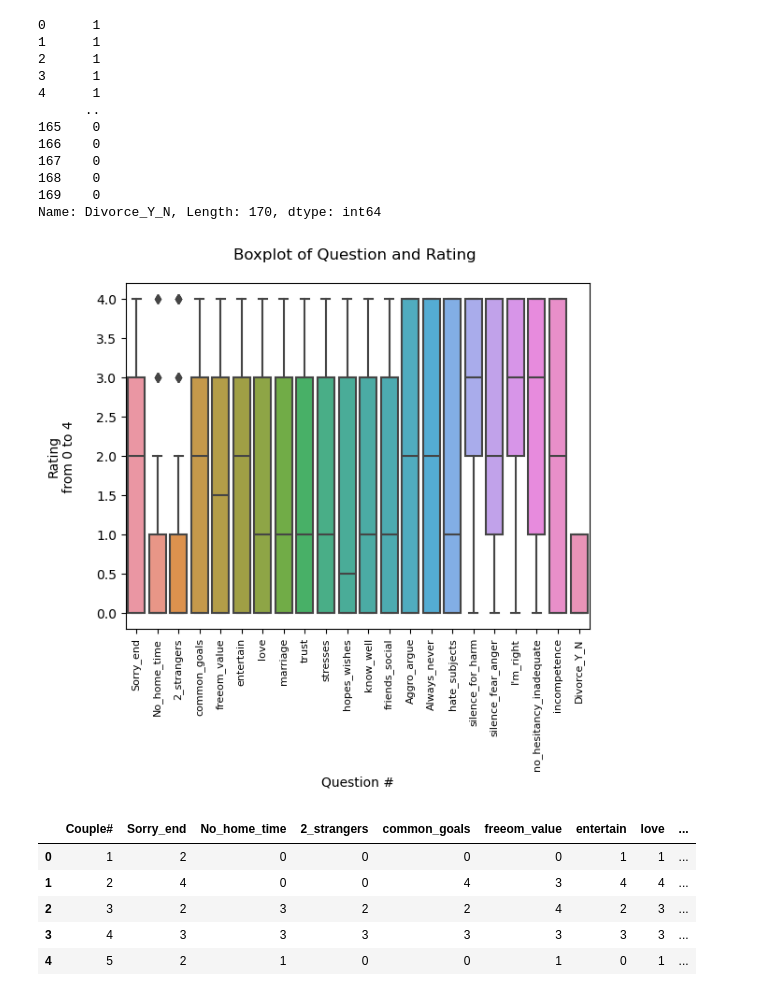
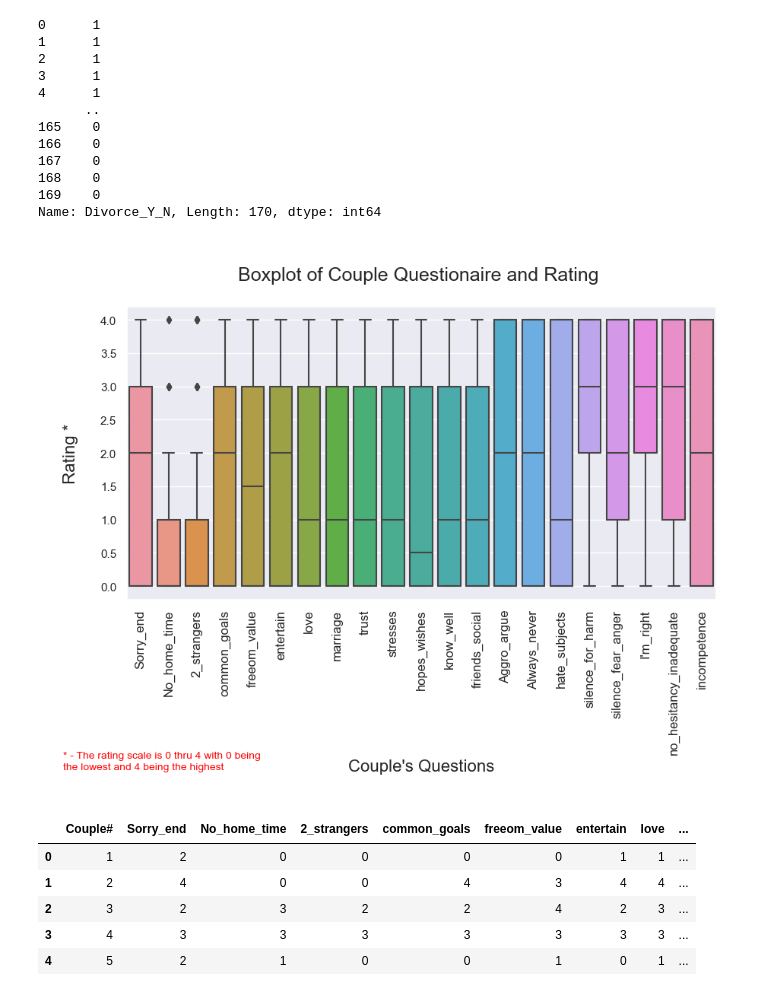
Before and after one commit to algjor/project2_creditcardfraud, a Jupyter notebook: proj_2_divorce.ipynb, the cells around one changed output. Drawn from its saved outputs; the diff is of its cells as text; code cells hidden in the pictures.

```diff
--- a/proj_2_divorce.ipynb
+++ b/proj_2_divorce.ipynb
@@ -112,16 +135,18 @@ y
 169    0
 Name: Divorce_Y_N, Length: 170, dtype: int64
 # %%
-#Boxplot - al
-data = new_df.drop("Couple#", axis=1)
+# Boxplot of Couple's Questions
+data = new_df.drop(columns=['Couple#','Divorce_Y_N'])
+plt.figure(figsize=(10, 5))
 sns.boxplot(data)
-plt.xticks(fontsize=8, rotation=90)
-plt.xlabel('Question #')
-plt.ylabel('Rating\n from 0 to 4 \n')
-plt.title( f'Boxplot of Question and Rating \n')
+plt.xticks(fontsize=12, rotation=90)
+plt.xlabel("Couple's Questions\n", fontsize=16)
+plt.ylabel('\n Rating * \n', fontsize=16)
+plt.text(-2.75, -2.75, '* - The rating scale is 0 thru 4 with 0 being \nthe lowest and 4 being the highest', fontsize=10, color='red')
+plt.title( f"\nBoxplot of Couple Questionaire and Rating \n", fontsize=18)
 plt.show()
 # %% [output]
-[figure, old version]
+[figure, new version]
 # %%
 new_df.head()
 # %% [output]
```
Also changed, not shown: parts of 21 cells of this notebook.
